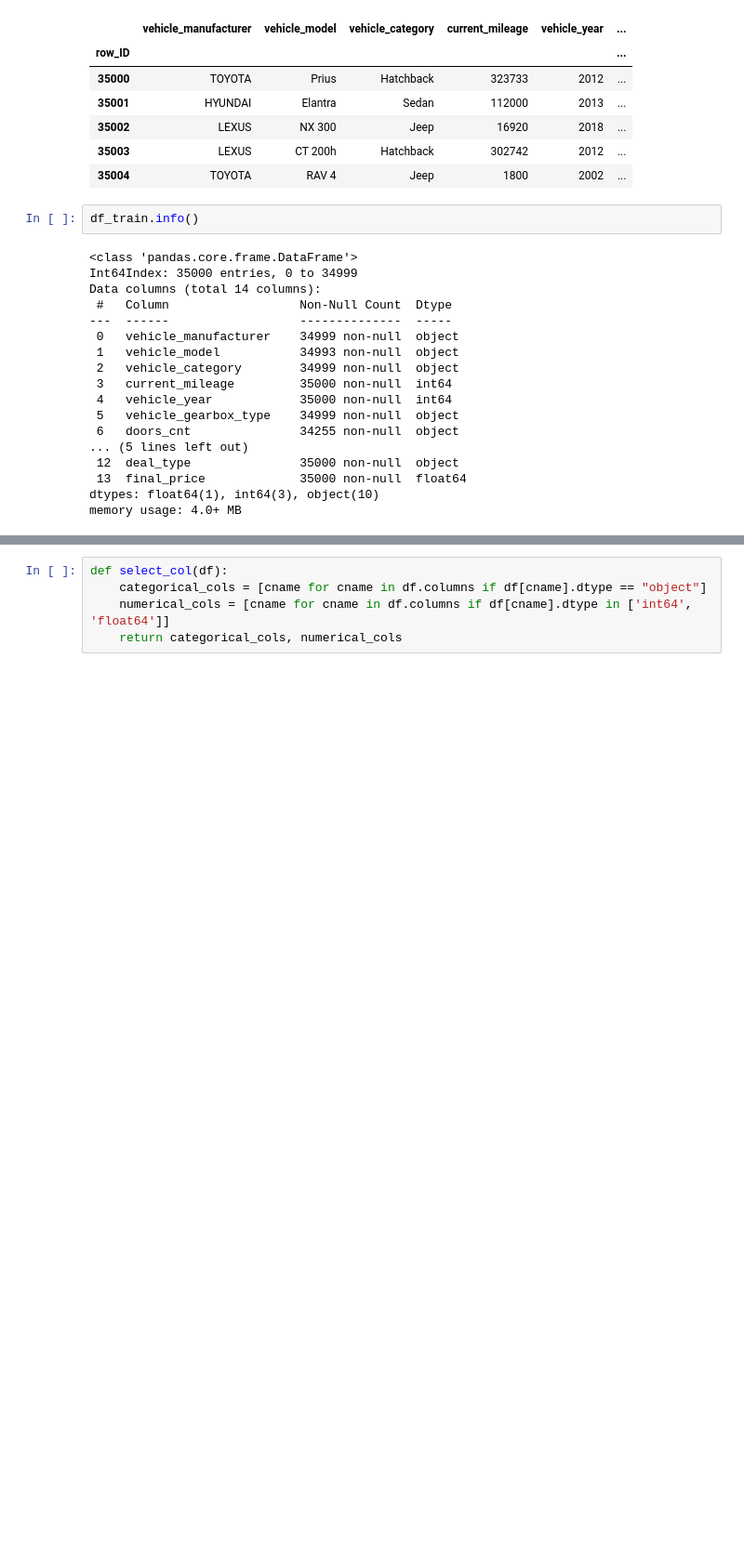
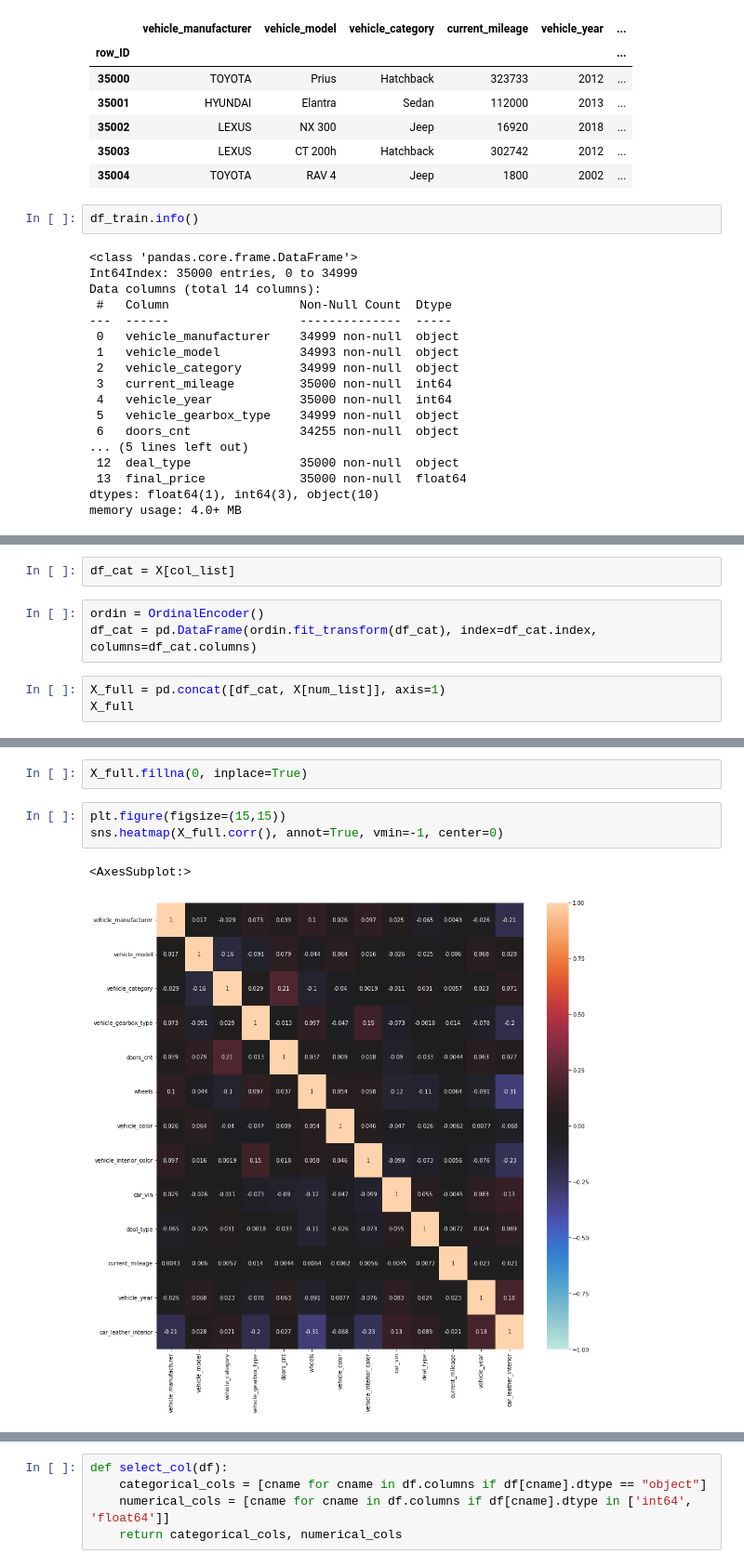
Before and after one commit to Difroz/ML, a Jupyter notebook: auto_ml_cours/gbmodel.ipynb, the cells around one changed output, grey strips where cells are left out. Shown: that part at 93% size. Drawn from its saved outputs; the diff is of its cells as text; blank space fills up the shorter version.

```diff
--- a/auto_ml_cours/gbmodel.ipynb
+++ b/auto_ml_cours/gbmodel.ipynb
@@ -99,0 +131,8 @@ dtype: int64
+# %%
+df_cat = X[col_list]
+# %%
+ordin = OrdinalEncoder()
+df_cat = pd.DataFrame(ordin.fit_transform(df_cat), index=df_cat.index, columns=df_cat.columns)
+# %%
+X_full = pd.concat([df_cat, X[num_list]], axis=1)
+X_full
@@ -99,0 +171,8 @@ dtype: int64
+# %%
+X_full.fillna(0, inplace=True)
+# %%
+plt.figure(figsize=(15,15))
+sns.heatmap(X_full.corr(), annot=True, vmin=-1, center=0)
+# %% [output]
+<AxesSubplot:>
+[figure, added]
```
Also changed, not shown: parts of 31 cells of this notebook, 7 other files.
